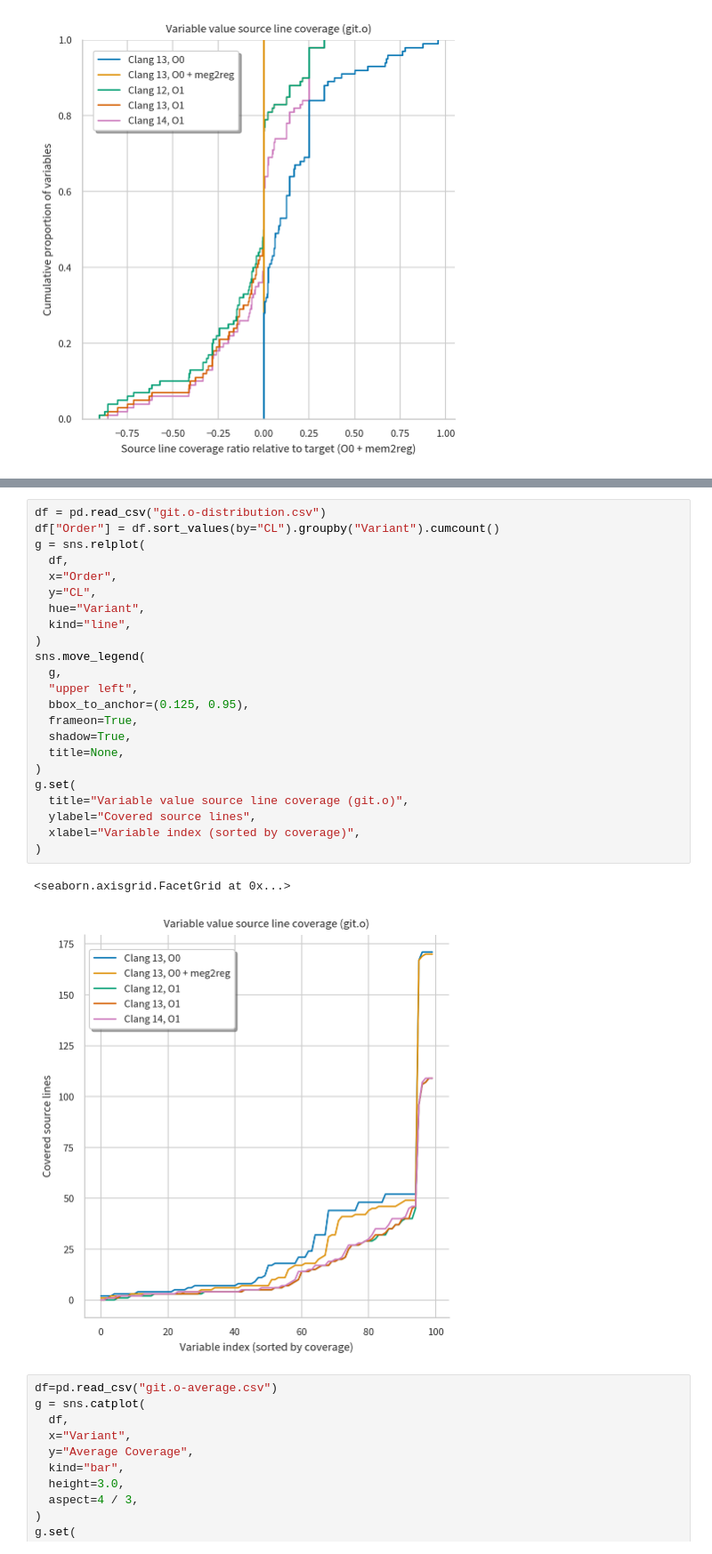
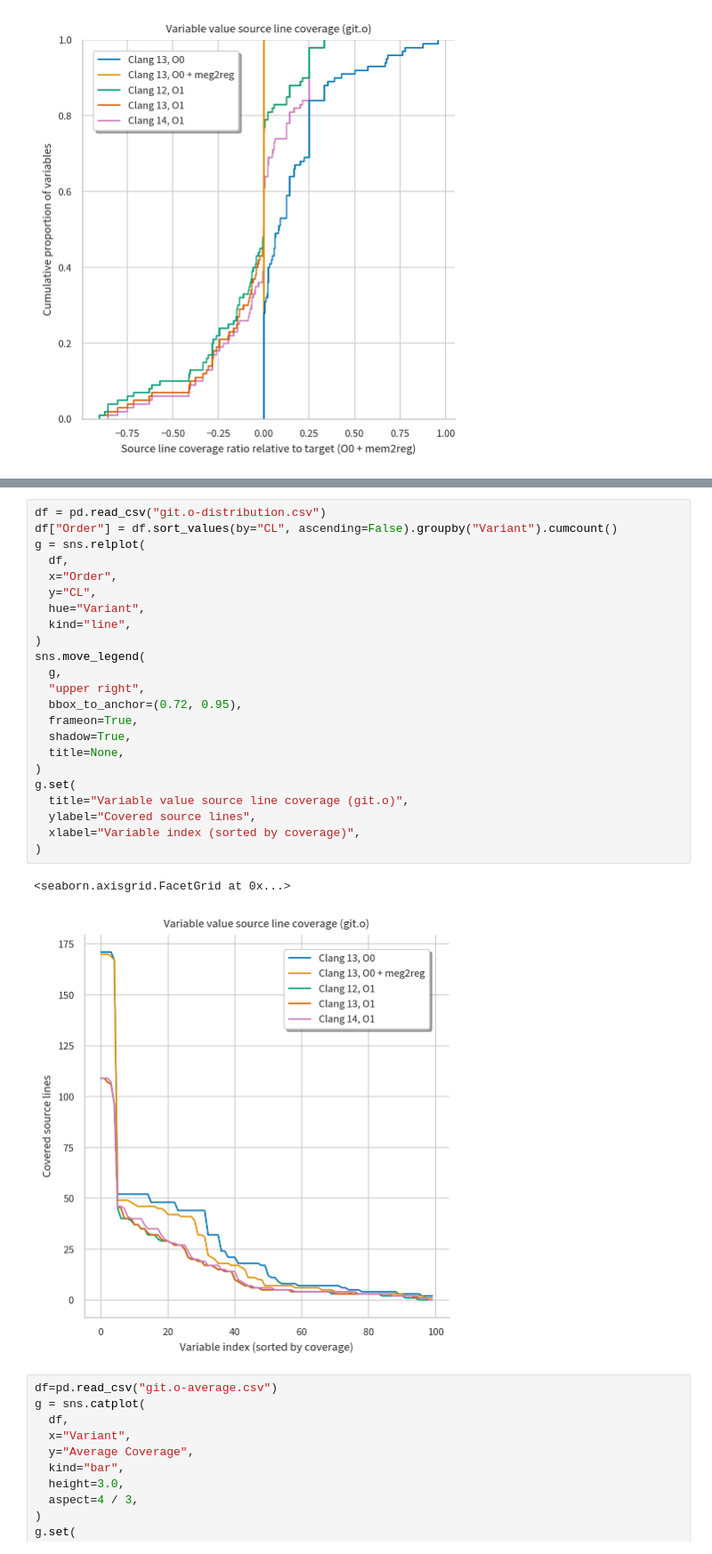
Before and after one commit to jryans/debug-info-metrics-artifact, a Jupyter notebook: data/git/file/git.o.ipynb, the cells around one changed output, grey strips where cells are left out. Shown at 89% size. Saved outputs shown, nothing was run; the diff lists cells and outputs as text.

```diff
--- a/data/git/file/git.o.ipynb
+++ b/data/git/file/git.o.ipynb
@@ -91,29 +91,29 @@ g.set(
 # %%
 df = pd.read_csv("git.o-distribution.csv")
-df["Order"] = df.sort_values(by="CL").groupby("Variant").cumcount()
+df["Order"] = df.sort_values(by="CL", ascending=False).groupby("Variant").cumcount()
 g = sns.relplot(
   df,
   x="Order",
   y="CL",
   hue="Variant",
   kind="line",
 )
 sns.move_legend(
   g,
-  "upper left",
-  bbox_to_anchor=(0.125, 0.95),
+  "upper right",
+  bbox_to_anchor=(0.72, 0.95),
   frameon=True,
   shadow=True,
   title=None,
 )
 g.set(
   title="Variable value source line coverage (git.o)",
   ylabel="Covered source lines",
   xlabel="Variable index (sorted by coverage)",
 )
 # %% [output]
 <seaborn.axisgrid.FacetGrid at 0x...>
-[figure, old version]
+[figure, new version]
 # %%
 df=pd.read_csv("git.o-average.csv")
 g = sns.catplot(
```
Also changed, not shown: parts of 1 cell of this notebook, 4 other files.
